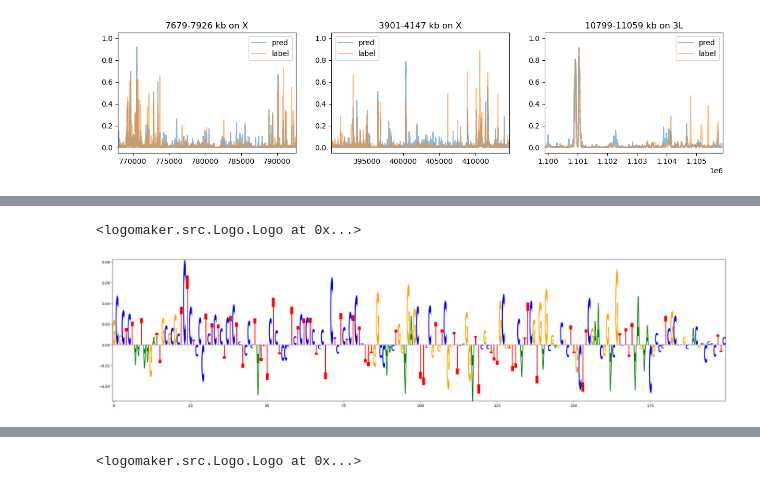
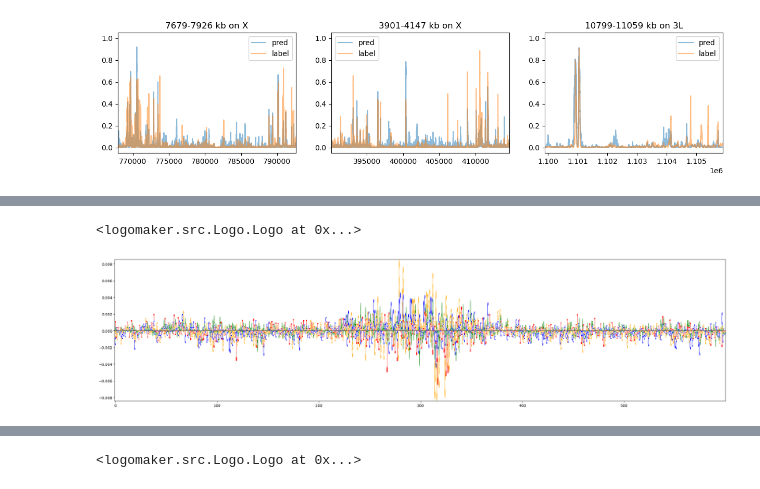
Before and after one commit to floriantilliet/mnhn_internship, a Jupyter notebook: projet3.ipynb, the cells around one changed output, grey strips where cells are left out. Drawn from its saved outputs; the diff is of its cells as text; code cells hidden in the pictures.

```diff
--- a/projet3.ipynb
+++ b/projet3.ipynb
@@ -724,7 +696,7 @@ def compute_saliency_channels(input_seq, model):
     grads = tape.gradient(output, input_seq)
 
     # Compute the saliency map
-    saliency_map = tf.multiply(input_seq, grads)
+    saliency_map = grads #tf.multiply(input_seq, grads)
 
     # # Normalize the saliency map
     # saliency_map = tf.math.abs(saliency_map)
@@ -763,5 +748,9 @@ def mutation(window_start,chr, vals):
 start =489_700
 stop = start + 2_001
+# %%
+#flat
+start =500_000
+stop = start + 2_001
 # %%
 plt.plot(pred2L[start//10:stop//10])
 plt.plot(Y_2L[start:stop:10])
@@ -816,2 +769,2 @@ plt.legend()
 # %%
-channel=compute_saliency_channels(X_2L[start:stop],model2)
+saliency_map=np.array(compute_saliency_channels(X_2L[start:stop],model2))
@@ -818,2 +773,2 @@ channel=compute_saliency_channels(X_2L[start:stop],model2)
 # %%
-df=pd.DataFrame(channel[len(channel)//2:len(channel)//2+200], columns=["A", "C", "G", "T"])
+saliencyDF=pd.DataFrame(saliency_map[700:1300], columns=["A", "C", "G", "T"])
@@ -820,5 +777,5 @@ df=pd.DataFrame(channel[len(channel)//2:len(channel)//2+200], columns=["A", "C",
 # %%
-lm.Logo(df, figsize=(30, 7))
+lm.Logo(saliencyDF, figsize=(30, 7))
 # %% [output]
 <logomaker.src.Logo.Logo at 0x...>
-[figure, old version]
+[figure, new version]
```
Also changed, not shown: parts of 41 cells of this notebook, 2 other files.
